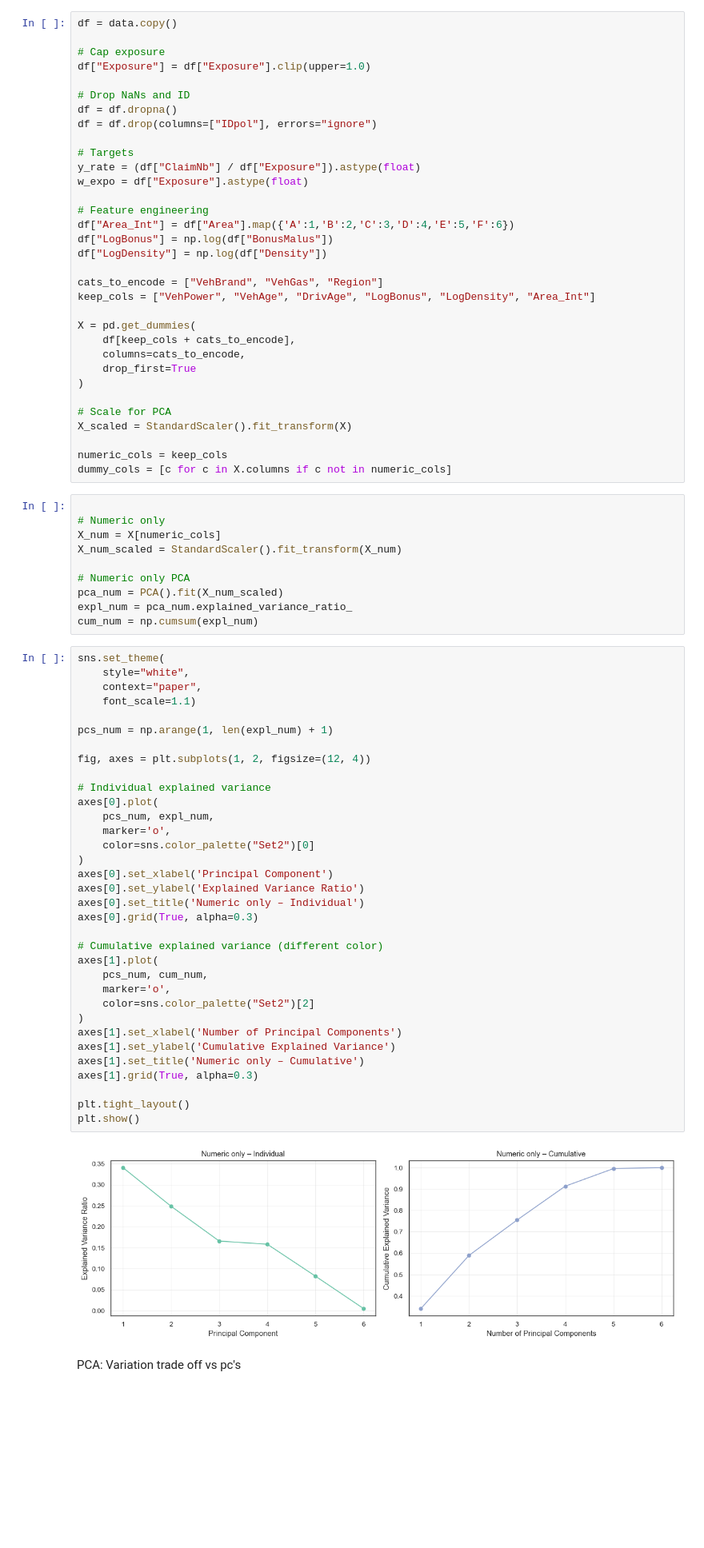
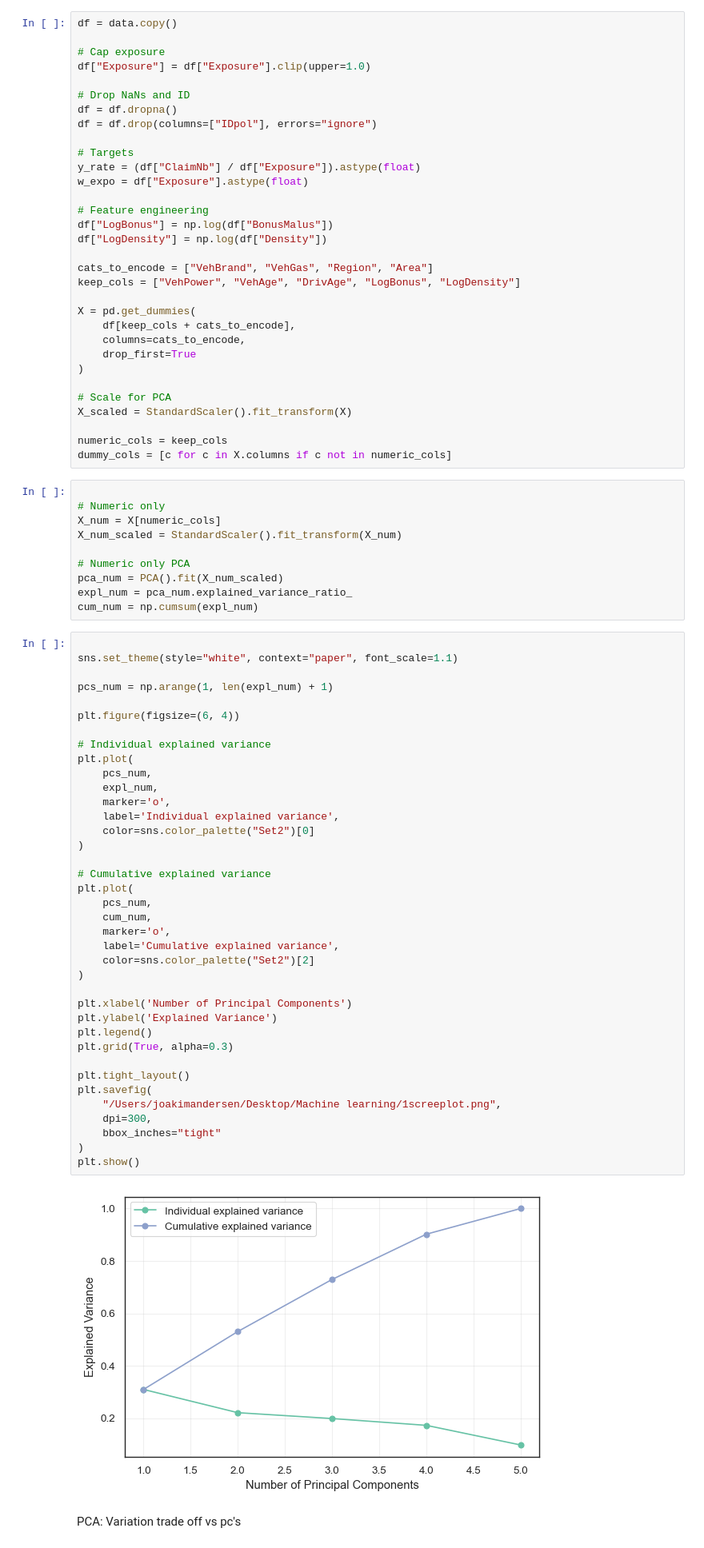
Before and after one commit to EKorczakitu/Clustered-Together, a Jupyter notebook: notebooks/1 PCA+CLUSTERING.ipynb, the cells around one changed output. Shown at 80% size. Cells and saved outputs as stored; diff of their text form; blank space fills up the shorter version.

```diff
--- a/notebooks/1 PCA+CLUSTERING.ipynb
+++ b/notebooks/1 PCA+CLUSTERING.ipynb
@@ -35,12 +35,11 @@ y_rate = (df["ClaimNb"] / df["Exposure"]).astype(float)
 w_expo = df["Exposure"].astype(float)
 
 # Feature engineering
-df["Area_Int"] = df["Area"].map({'A':1,'B':2,'C':3,'D':4,'E':5,'F':6})
 df["LogBonus"] = np.log(df["BonusMalus"])
 df["LogDensity"] = np.log(df["Density"])
 
-cats_to_encode = ["VehBrand", "VehGas", "Region"]
-keep_cols = ["VehPower", "VehAge", "DrivAge", "LogBonus", "LogDensity", "Area_Int"]
+cats_to_encode = ["VehBrand", "VehGas", "Region", "Area"]
+keep_cols = ["VehPower", "VehAge", "DrivAge", "LogBonus", "LogDensity"]
 
 X = pd.get_dummies(
     df[keep_cols + cats_to_encode],
@@ -64,41 +63,45 @@ pca_num = PCA().fit(X_num_scaled)
 expl_num = pca_num.explained_variance_ratio_
 cum_num = np.cumsum(expl_num)
 # %%
-sns.set_theme(
-    style="white",
-    context="paper",
-    font_scale=1.1)
+
+sns.set_theme(style="white", context="paper", font_scale=1.1)
 
 pcs_num = np.arange(1, len(expl_num) + 1)
 
-fig, axes = plt.subplots(1, 2, figsize=(12, 4))
+plt.figure(figsize=(6, 4))
 
 # Individual explained variance
-axes[0].plot(
-    pcs_num, expl_num,
+plt.plot(
+    pcs_num,
+    expl_num,
     marker='o',
+    label='Individual explained variance',
     color=sns.color_palette("Set2")[0]
 )
-axes[0].set_xlabel('Principal Component')
-axes[0].set_ylabel('Explained Variance Ratio')
-axes[0].set_title('Numeric only – Individual')
-axes[0].grid(True, alpha=0.3)
 
-# Cumulative explained variance (different color)
-axes[1].plot(
-    pcs_num, cum_num,
+# Cumulative explained variance
+plt.plot(
+    pcs_num,
+    cum_num,
     marker='o',
+    label='Cumulative explained variance',
     color=sns.color_palette("Set2")[2]
 )
-axes[1].set_xlabel('Number of Principal Components')
-axes[1].set_ylabel('Cumulative Explained Variance')
-axes[1].set_title('Numeric only – Cumulative')
-axes[1].grid(True, alpha=0.3)
+
+plt.xlabel('Number of Principal Components')
+plt.ylabel('Explained Variance')
+plt.legend()
+plt.grid(True, alpha=0.3)
 
 plt.tight_layout()
+plt.savefig(
+    "/Users/joakimandersen/Desktop/Machine learning/1screeplot.png",
+    dpi=300,
+    bbox_inches="tight"
+)
 plt.show()
 # %% [output]
-[figure, old version]
+[figure, new version]
 # %% [markdown]
 PCA: Variation trade off vs pc's
 # %%
```
Also changed, not shown: parts of 8 cells of this notebook, 1 other file.
